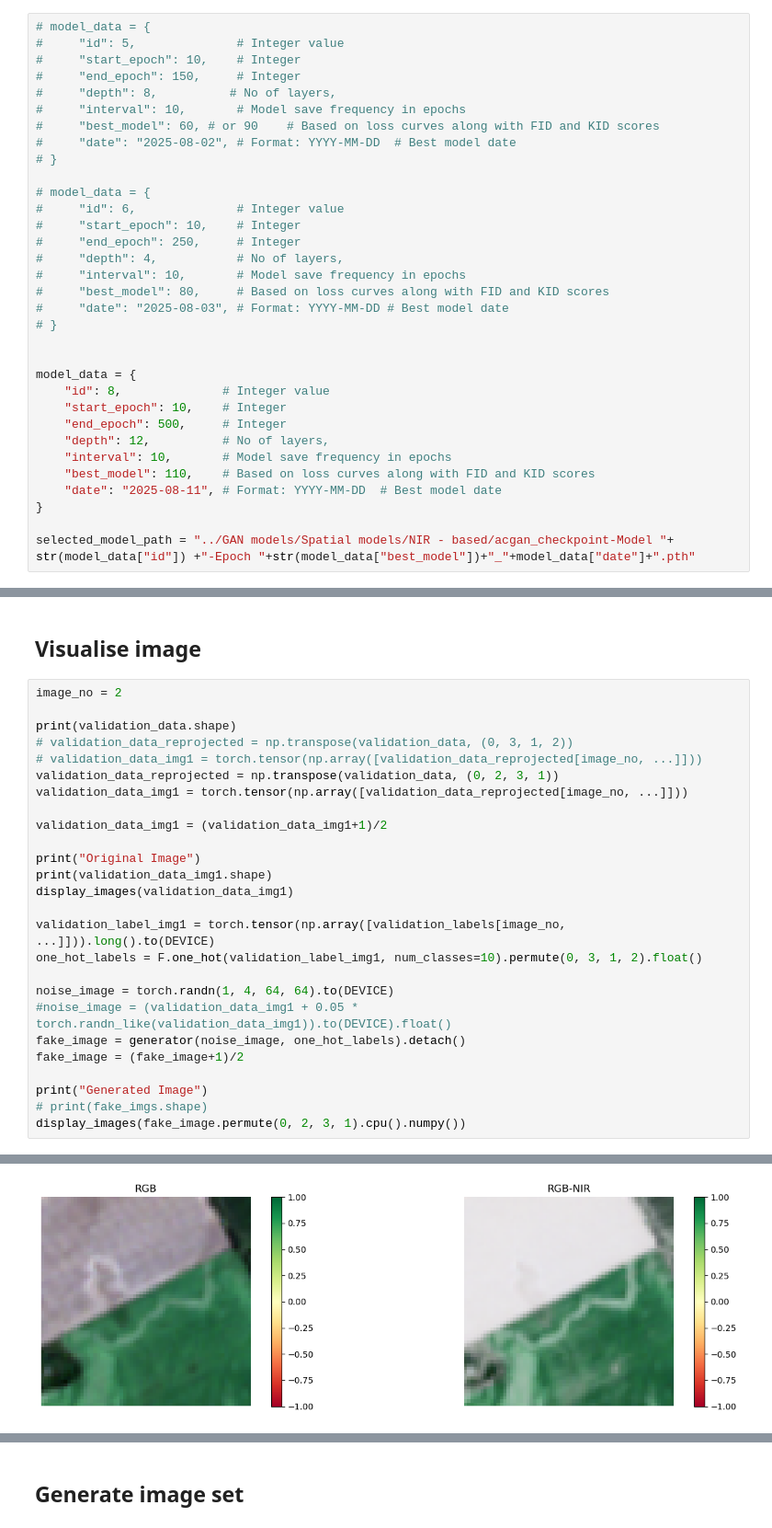
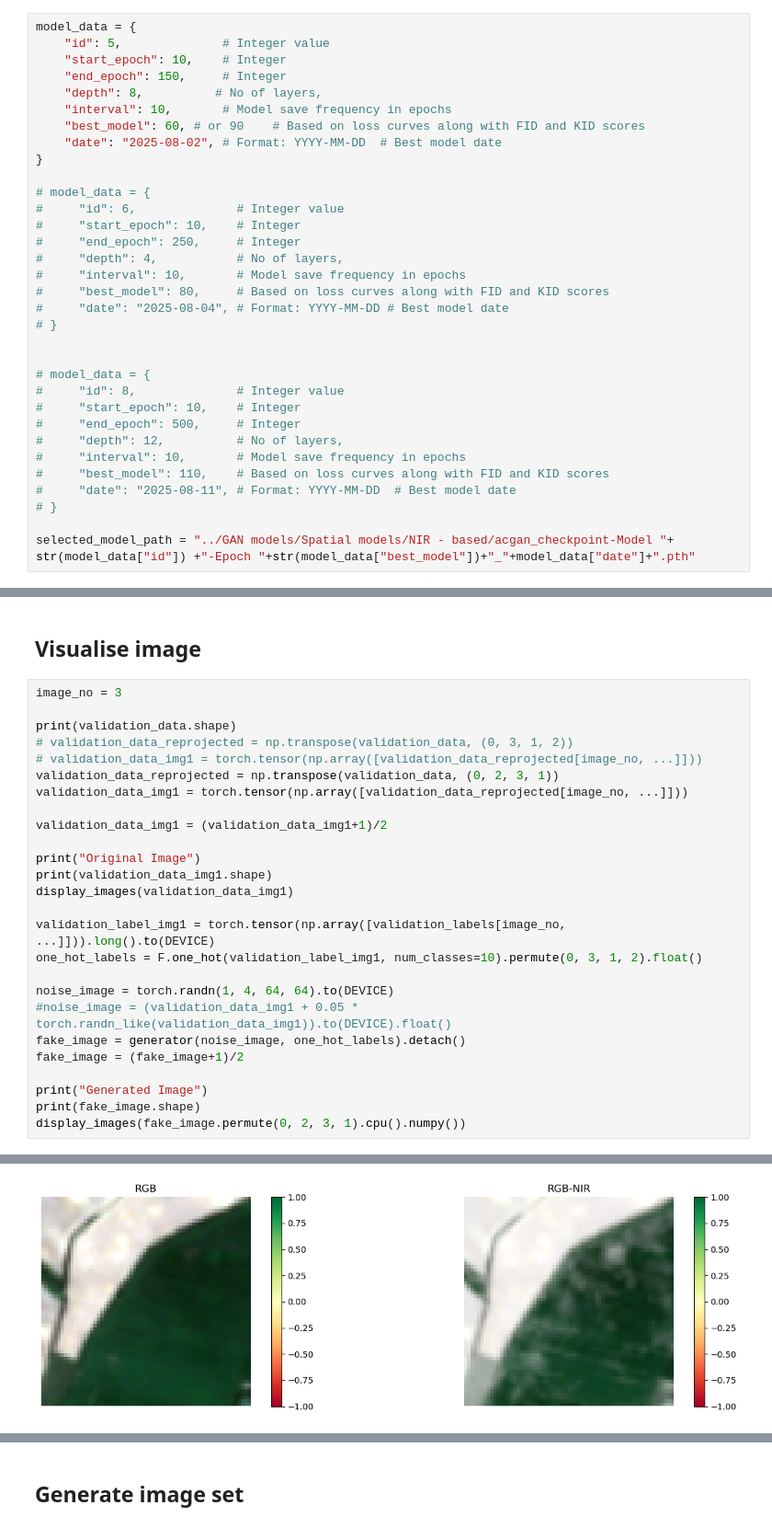
Before and after one commit to Suhaas0079/Farmland-Classification-using-Remote-Sensing, a Jupyter notebook: Notebooks/Spatial GAN - NIR.ipynb, the cells around one changed output, grey strips where cells are left out. Shown at 92% size. Saved outputs shown, nothing was run; the diff lists cells and outputs as text.

```diff
--- a/Notebooks/Spatial GAN - NIR.ipynb
+++ b/Notebooks/Spatial GAN - NIR.ipynb
@@ -526,15 +526,15 @@ Models saved to ../GAN models/Spatial models/NIR - based/acgan_checkpoint-Model
 # %% [markdown]
 ## Model Data
 # %%
-# model_data = {
-#     "id": 5,              # Integer value
-#     "start_epoch": 10,    # Integer
-#     "end_epoch": 150,     # Integer
-#     "depth": 8,          # No of layers,
-#     "interval": 10,       # Model save frequency in epochs
-#     "best_model": 60, # or 90    # Based on loss curves along with FID and KID scores
-#     "date": "2025-08-02", # Format: YYYY-MM-DD  # Best model date
-# }
+model_data = {
+    "id": 5,              # Integer value
+    "start_epoch": 10,    # Integer
+    "end_epoch": 150,     # Integer
+    "depth": 8,          # No of layers,
+    "interval": 10,       # Model save frequency in epochs
+    "best_model": 60, # or 90    # Based on loss curves along with FID and KID scores
+    "date": "2025-08-02", # Format: YYYY-MM-DD  # Best model date
+}
 
 # model_data = {
 #     "id": 6,              # Integer value
@@ -543,19 +543,19 @@ Models saved to ../GAN models/Spatial models/NIR - based/acgan_checkpoint-Model
 #     "depth": 4,           # No of layers,
 #     "interval": 10,       # Model save frequency in epochs
 #     "best_model": 80,     # Based on loss curves along with FID and KID scores
-#     "date": "2025-08-03", # Format: YYYY-MM-DD # Best model date
+#     "date": "2025-08-04", # Format: YYYY-MM-DD # Best model date
 # }
 
 
-model_data = {
-    "id": 8,              # Integer value
-    "start_epoch": 10,    # Integer
-    "end_epoch": 500,     # Integer
-    "depth": 12,          # No of layers,
-    "interval": 10,       # Model save frequency in epochs
-    "best_model": 110,    # Based on loss curves along with FID and KID scores
-    "date": "2025-08-11", # Format: YYYY-MM-DD  # Best model date
-}
+# model_data = {
+#     "id": 8,              # Integer value
+#     "start_epoch": 10,    # Integer
+#     "end_epoch": 500,     # Integer
+#     "depth": 12,          # No of layers,
+#     "interval": 10,       # Model save frequency in epochs
+#     "best_model": 110,    # Based on loss curves along with FID and KID scores
+#     "date": "2025-08-11", # Format: YYYY-MM-DD  # Best model date
+# }
 
 selected_model_path = "../GAN models/Spatial models/NIR - based/acgan_checkpoint-Model "+ str(model_data["id"]) +"-Epoch "+str(model_data["best_model"])+"_"+model_data["date"]+".pth"
 # %%
@@ -796,34 +786,34 @@ Models loaded from ../GAN models/Spatial models/NIR - based/acgan_checkpoint-Mod
 # %% [markdown]
 ## Visualise image
 # %%
-image_no = 2
+image_no = 3
 
 print(validation_data.shape)
 # validation_data_reprojected = np.transpose(validation_data, (0, 3, 1, 2))
 # validation_data_img1 = torch.tensor(np.array([validation_data_reprojected[image_no, ...]]))
 validation_data_reprojected = np.transpose(validation_data, (0, 2, 3, 1))
 validation_data_img1 = torch.tensor(np.array([validation_data_reprojected[image_no, ...]]))
 
 validation_data_img1 = (validation_data_img1+1)/2
 
 print("Original Image")
 print(validation_data_img1.shape)
 display_images(validation_data_img1)
 
 validation_label_img1 = torch.tensor(np.array([validation_labels[image_no, ...]])).long().to(DEVICE)
 one_hot_labels = F.one_hot(validation_label_img1, num_classes=10).permute(0, 3, 1, 2).float()
 
 noise_image = torch.randn(1, 4, 64, 64).to(DEVICE)
 #noise_image = (validation_data_img1 + 0.05 * torch.randn_like(validation_data_img1)).to(DEVICE).float()
 fake_image = generator(noise_image, one_hot_labels).detach()
 fake_image = (fake_image+1)/2
 
 print("Generated Image")
-# print(fake_imgs.shape)
+print(fake_image.shape)
 display_images(fake_image.permute(0, 2, 3, 1).cpu().numpy())
 # %% [output]
 (1101, 4, 64, 64)
 Original Image
 torch.Size([1, 64, 64, 4])
-[figure, old version]
+[figure, new version]
 Generated Image
```
Also changed, not shown: parts of 22 cells of this notebook, 2 other files.
